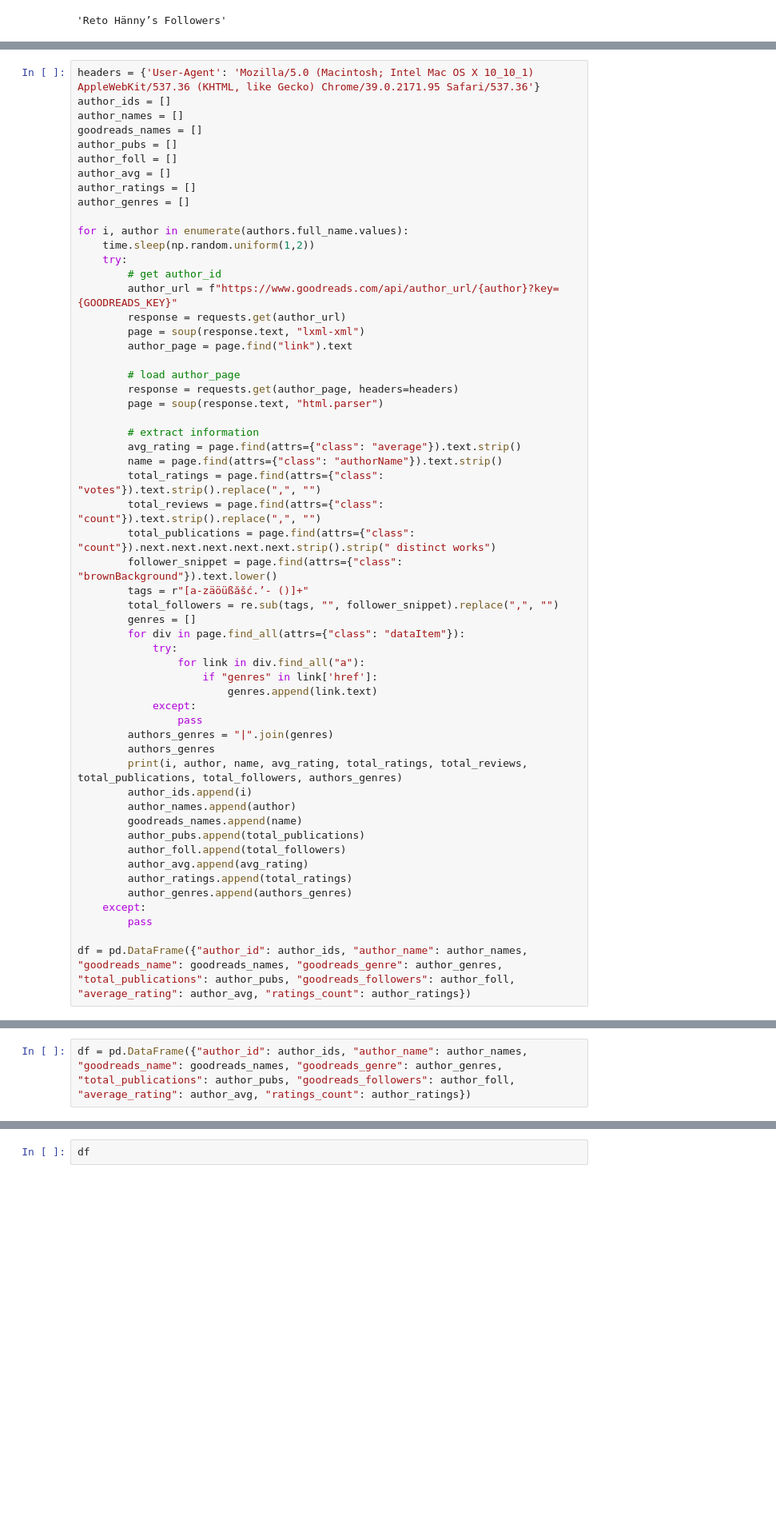
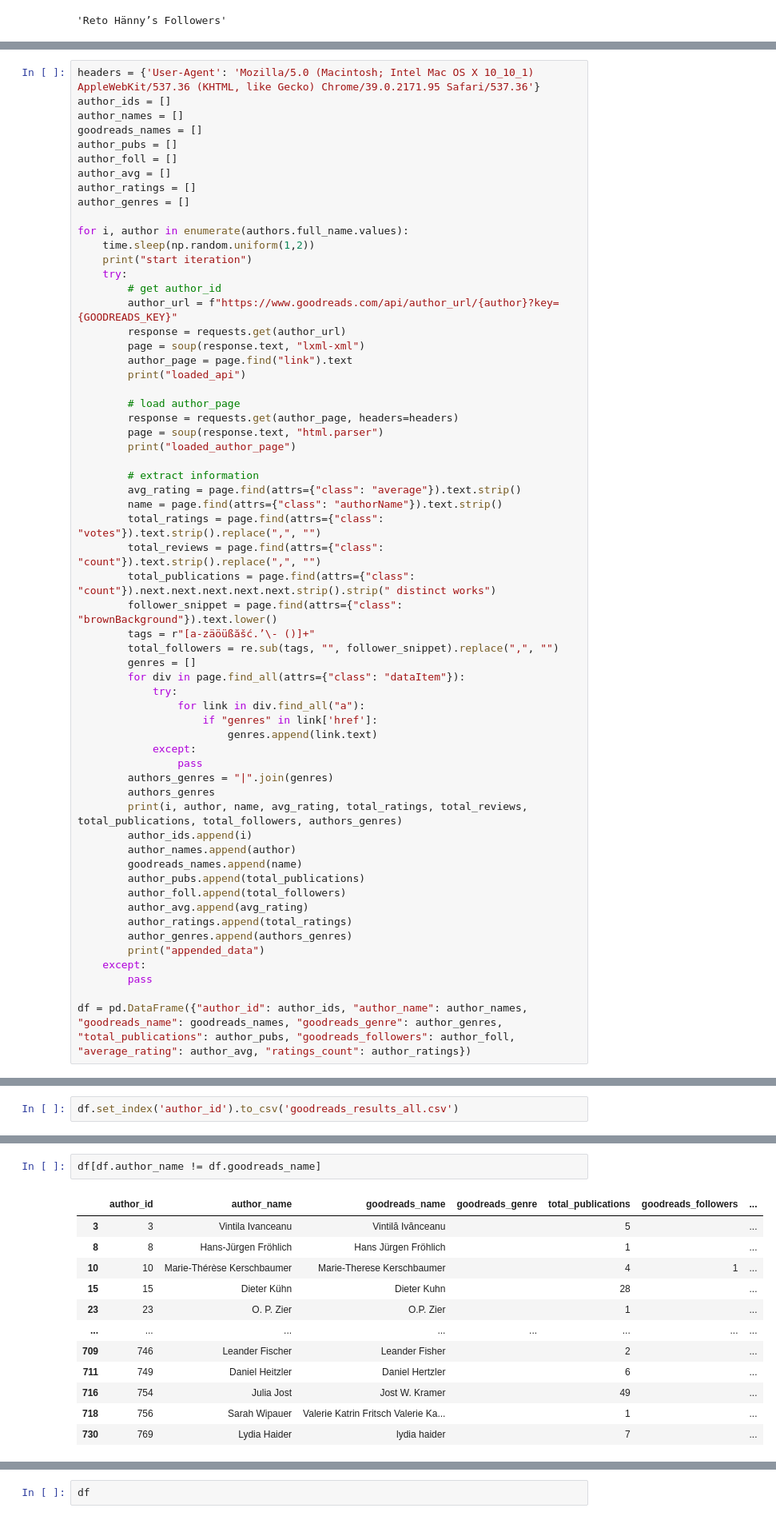
Before and after one commit to senzelden/bachmannpreis, a Jupyter notebook: extract_goodreads_infos.ipynb, the cells around one changed output, grey strips where cells are left out. Shown at 80% size. Cells and saved outputs as stored; diff of their text form; blank space fills up the shorter version.

```diff
--- a/extract_goodreads_infos.ipynb
+++ b/extract_goodreads_infos.ipynb
@@ -105,16 +102,19 @@ author_genres = []
 
 for i, author in enumerate(authors.full_name.values):
     time.sleep(np.random.uniform(1,2))
+    print("start iteration")
     try:
         # get author_id
         author_url = f"https://www.goodreads.com/api/author_url/{author}?key={GOODREADS_KEY}"
         response = requests.get(author_url)
         page = soup(response.text, "lxml-xml")
         author_page = page.find("link").text
+        print("loaded_api")
 
         # load author_page
         response = requests.get(author_page, headers=headers)
         page = soup(response.text, "html.parser")
+        print("loaded_author_page")
 
         # extract information
         avg_rating = page.find(attrs={"class": "average"}).text.strip()
@@ -123,7 +123,7 @@ for i, author in enumerate(authors.full_name.values):
         total_reviews = page.find(attrs={"class": "count"}).text.strip().replace(",", "")
         total_publications = page.find(attrs={"class": "count"}).next.next.next.next.next.strip().strip(" distinct works")
         follower_snippet = page.find(attrs={"class": "brownBackground"}).text.lower()
-        tags = r"[a-zäöüßăšć.’- ()]+"
+        tags = r"[a-zäöüßăšć.’\- ()]+"
         total_followers = re.sub(tags, "", follower_snippet).replace(",", "")
         genres = []
         for div in page.find_all(attrs={"class": "dataItem"}):
@@ -144,6 +144,7 @@ for i, author in enumerate(authors.full_name.values):
         author_avg.append(avg_rating)
         author_ratings.append(total_ratings)
         author_genres.append(authors_genres)
+        print("appended_data")
     except:
         pass
 
@@ -151,2 +169,0 @@ df = pd.DataFrame({"author_id": author_ids, "author_name": author_names, "goodre
-# %%
-df = pd.DataFrame({"author_id": author_ids, "author_name": author_names, "goodreads_name": goodreads_names, "goodreads_genre": author_genres, "total_publications": author_pubs, "goodreads_followers": author_foll, "average_rating": author_avg, "ratings_count": author_ratings})
@@ -154,0 +170,2 @@ NameError: name 'author_genres' is not defined
+# %%
+df.set_index('author_id').to_csv('goodreads_results_all.csv')
@@ -154,0 +177,15 @@ NameError: name 'author_genres' is not defined
+# %%
+df[df.author_name != df.goodreads_name]
+# %% [output]
+|  | author_id | author_name | goodreads_name | goodreads_genre | total_publications | goodreads_followers | ... |
+| 3 | 3 | Vintila Ivanceanu | Vintilă Ivănceanu |  | 5 |  | ... |
+| 8 | 8 | Hans-Jürgen Fröhlich | Hans Jürgen Fröhlich |  | 1 |  | ... |
+| 10 | 10 | Marie-Thérèse Kerschbaumer | Marie-Therese Kerschbaumer |  | 4 | 1 | ... |
+| 15 | 15 | Dieter Kühn | Dieter Kuhn |  | 28 |  | ... |
+| 23 | 23 | O. P. Zier | O.P. Zier |  | 1 |  | ... |
+| ... | ... | ... | ... | ... | ... | ... | ... |
+| 709 | 746 | Leander Fischer | Leander Fisher |  | 2 |  | ... |
+| 711 | 749 | Daniel Heitzler | Daniel Hertzler |  | 6 |  | ... |
+| 716 | 754 | Julia Jost | Jost W. Kramer |  | 49 |  | ... |
+| 718 | 756 | Sarah Wipauer | Valerie Katrin Fritsch Valerie Ka... |  | 1 |  | ... |
+| 730 | 769 | Lydia Haider | lydia haider |  | 7 |  | ... |
```
Also changed, not shown: parts of 8 cells of this notebook, 7 other files.
